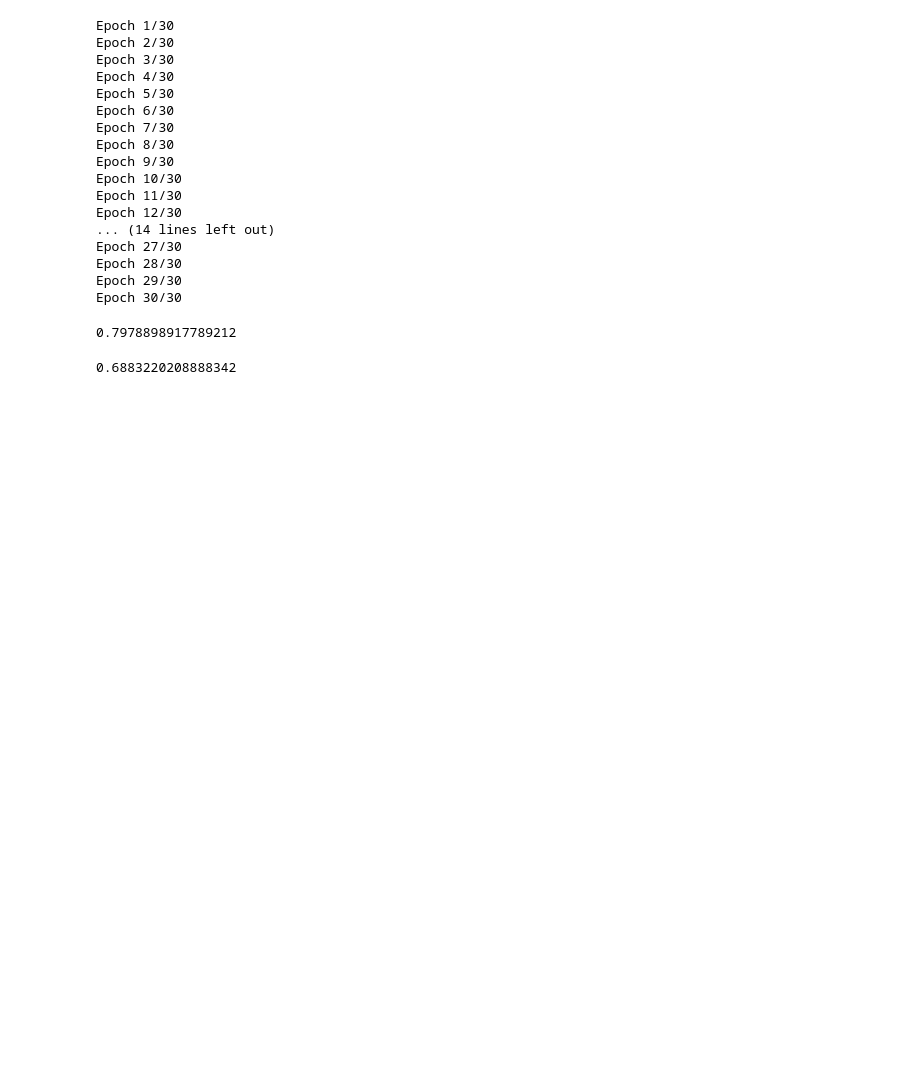
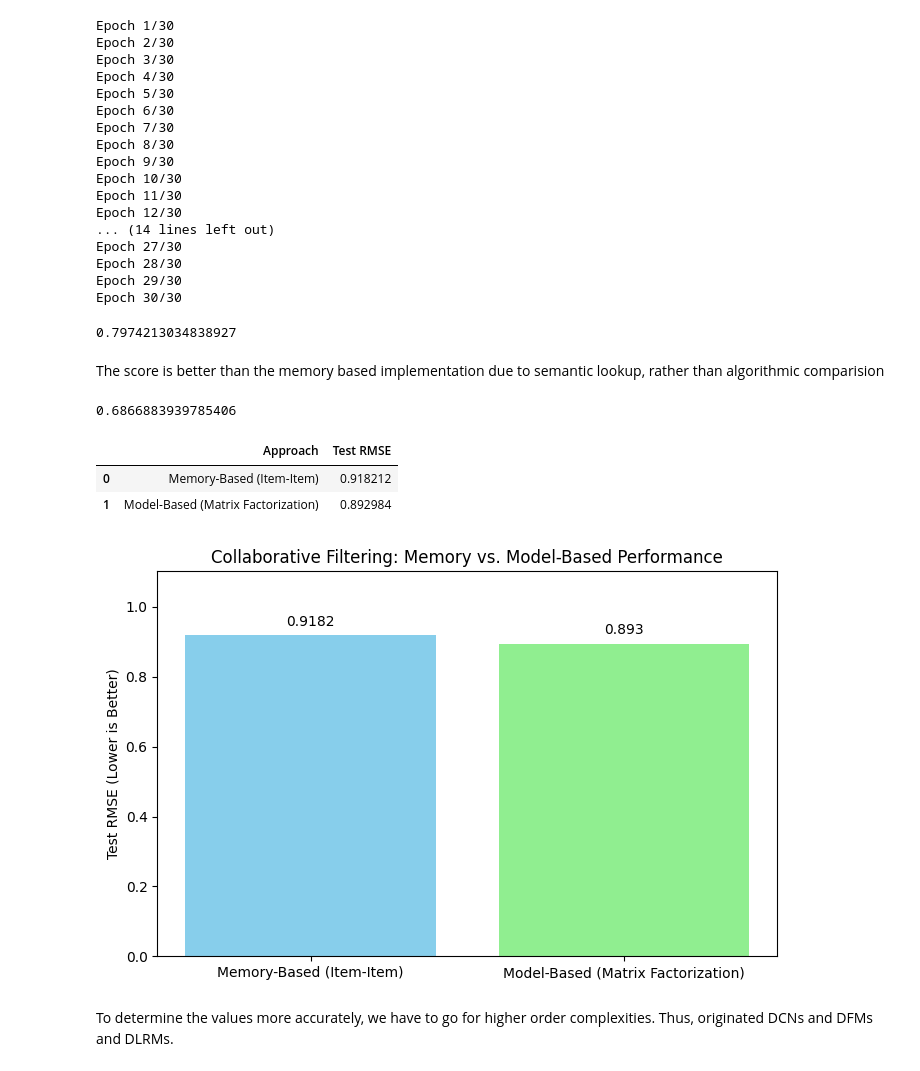
Before and after one commit to Abhishek-M-K2005/Abhishek_Maruti_Karennavar-Intelligence-SIG-Recs-2026, a Jupyter notebook: mandatory-tasks/recommender-systems-cf-to-dlrm/RecommendationTasks/01_CollaborativeFiltering/solution_01.ipynb, the cells around one changed output. Saved outputs shown, nothing was run; the diff lists cells and outputs as text; code cells hidden in the pictures; blank space fills up the shorter version.

```diff
--- a/mandatory-tasks/recommender-systems-cf-to-dlrm/RecommendationTasks/01_CollaborativeFiltering/solution_01.ipynb
+++ b/mandatory-tasks/recommender-systems-cf-to-dlrm/RecommendationTasks/01_CollaborativeFiltering/solution_01.ipynb
@@ -132,7 +143,7 @@ train_df['m_idx'] = train_df['movieId'].map(movie_to_idx)
 import time
 from sklearn.metrics import mean_squared_error
 # %%
-n_factors = 15
+n_factors = 18
 lr = 0.002
 reg = 0.01
 n_epochs = 30
@@ -213,7 +226,9 @@ test_preds_2 = [
 rmse_mf = mean_squared_error(test_df['rating'], test_preds_2)
 rmse_mf
 # %% [output]
-0.7978898917789212
+0.7974213034838927
+# %% [markdown]
+The score is better than the memory based implementation due to semantic lookup, rather than algorithmic comparision
 # %%
 train_preds_2 = [
     predict_mat_fac(row.userId, row.movieId) for row in train_df.itertuples()
@@ -222,4 +237,35 @@ train_preds_2 = [
 rmse_mf_tr = mean_squared_error(train_df['rating'], train_preds_2)
 rmse_mf_tr
 # %% [output]
-0.6883220208888342
+0.6866883939785406
+# %%
+import matplotlib.pyplot as plt
+import pandas as pd
+import numpy as np
+
+final_rmse_mf = np.sqrt(rmse_mf)
+
+results_df = pd.DataFrame({
+    'Approach': ['Memory-Based (Item-Item)', 'Model-Based (Matrix Factorization)'],
+    'Test RMSE': [rmse, final_rmse_mf]
+})
+display(results_df)
+
+plt.figure(figsize=(8, 5))
+bars = plt.bar(results_df['Approach'], results_df['Test RMSE'], color=['skyblue', 'lightgreen'])
+plt.ylabel('Test RMSE (Lower is Better)')
+plt.title('Collaborative Filtering: Memory vs. Model-Based Performance')
+plt.ylim(0, max(results_df['Test RMSE']) * 1.2)
+
+for bar in bars:
+    yval = bar.get_height()
+    plt.text(bar.get_x() + bar.get_width()/2, yval + 0.02, round(yval, 4), ha='center', va='bottom')
+
+plt.show()
+# %% [output]
+|  | Approach | Test RMSE |
+| 0 | Memory-Based (Item-Item) | 0.918212 |
+| 1 | Model-Based (Matrix Factorization) | 0.892984 |
+[figure, added]
+# %% [markdown]
+To determine the values more accurately, we have to go for higher order complexities. Thus, originated DCNs and DFMs and DLRMs.
```
Also changed, not shown: parts of 14 cells of this notebook, 9 other files.
